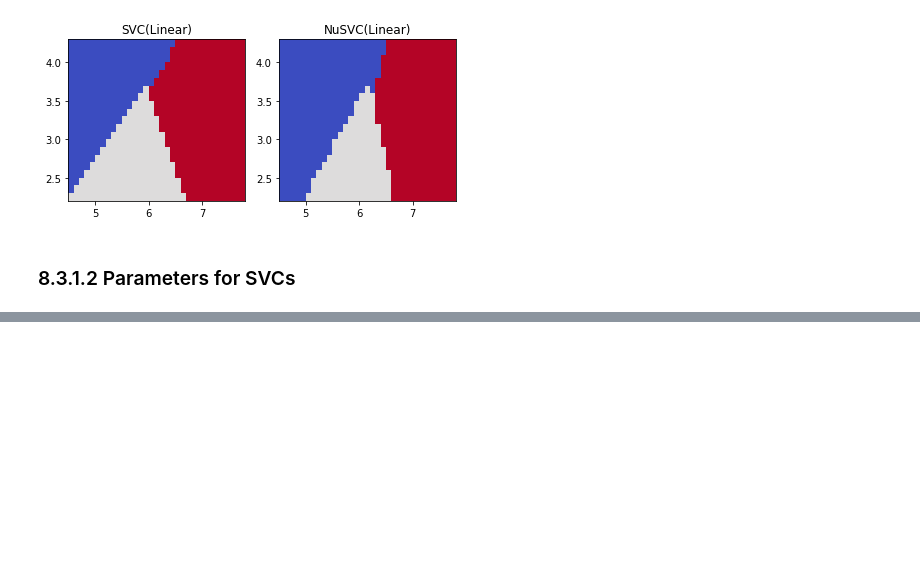
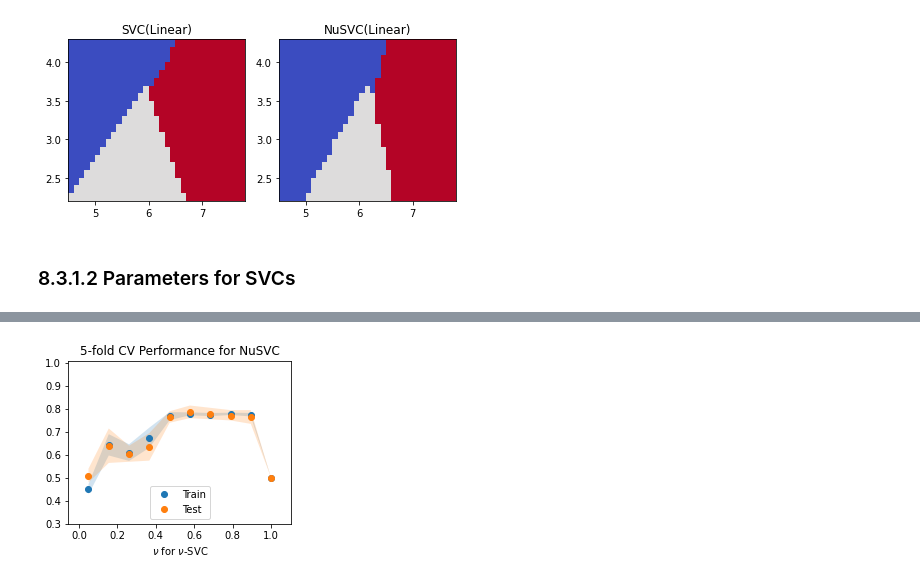
Before and after one commit to christina-go/machine_learning, a Jupyter notebook: ML Python CH8.ipynb, the cells around one changed output, grey strips where cells are left out. Drawn from its saved outputs; the diff is of its cells as text; code cells hidden in the pictures; blank space fills up the shorter version.

```diff
--- a/ML Python CH8.ipynb
+++ b/ML Python CH8.ipynb
@@ -198,0 +266,20 @@ axes[2].set_title(r"$\nu$ Boundaries");
+# %%
+nus = np.linspace(0.05, 1.0, 10)
+tt = skms.validation_curve(svm.NuSVC(kernel='linear'),
+                           ftrs, tgt,
+                           param_name='nu',
+                           param_range=nus,
+                           cv=5)
+
+fig, ax = plt.subplots(1,1, figsize=(4,3))
+ax = sns.tsplot(np.array(tt).transpose(),
+                time=nus,
+                condition=['Train', 'Test'],
+                interpolate=False)
+
+ax.set_title('5-fold CV Performance for NuSVC')
+ax.set_xlabel("\n".join([r'$\nu$ for $\nu$-SVC']))
+ax.set_ylim(.3, 1.01)
+ax.legend(loc='lower center');
+# %% [output]
+[figure, added]
```
Also changed, not shown: parts of 36 cells of this notebook.
